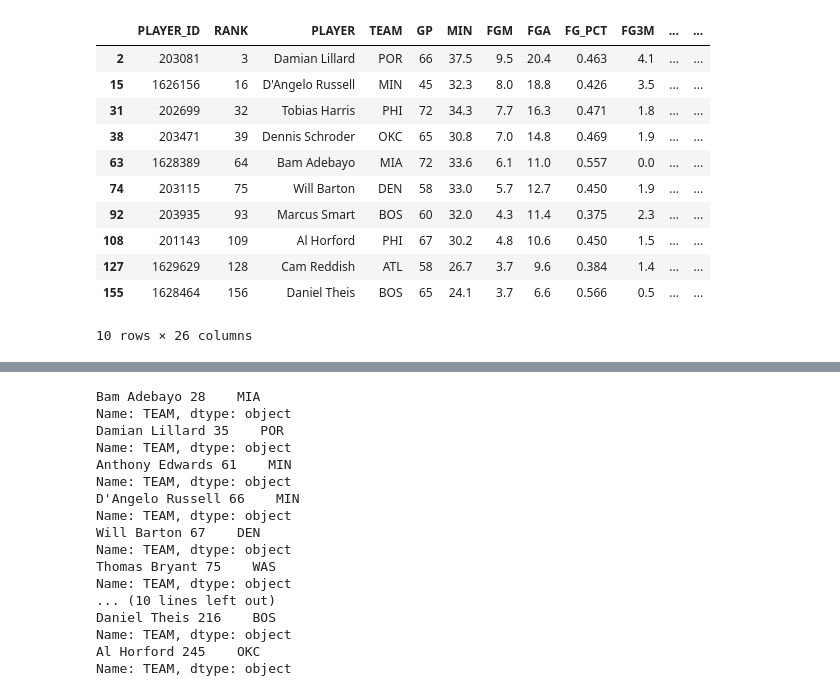
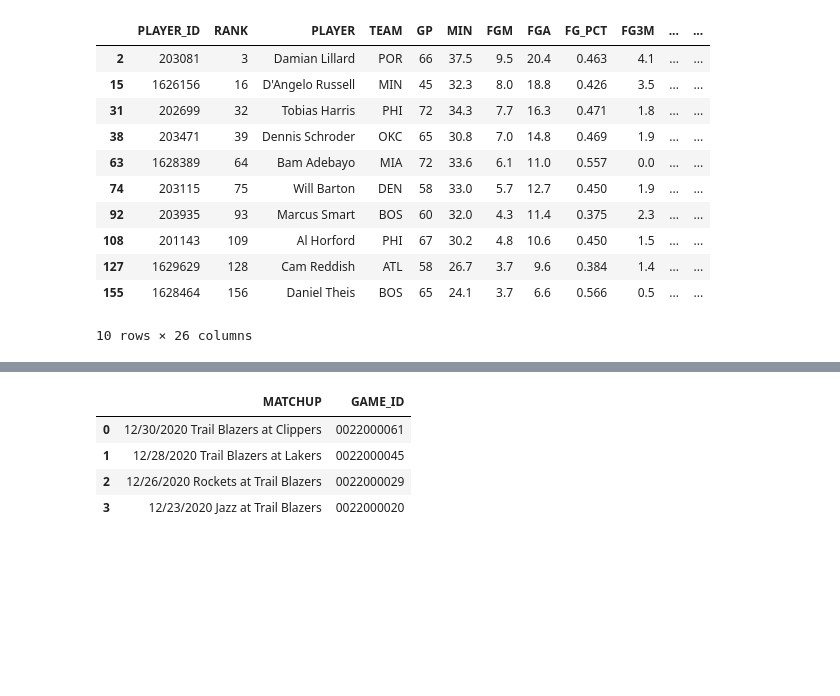
Before and after one commit to Sba121/basketball_analytics, a Jupyter notebook: Mini projects/Yahoo_Fantasy_Team_2020-2021.ipynb, the cells around one changed output, grey strips where cells are left out. Saved outputs shown, nothing was run; the diff lists cells and outputs as text; code cells hidden in the pictures; blank space fills up the shorter version.

```diff
--- a/Mini projects/Yahoo_Fantasy_Team_2020-2021.ipynb
+++ b/Mini projects/Yahoo_Fantasy_Team_2020-2021.ipynb
@@ -169,21 +162,0 @@ Players: ['Al Horford', 'Anthony Edwards', 'Bam Adebayo', 'Cam Reddish', "D'Ange
-# %%
-for player in df_ll_fant_team.PLAYER:
-    print(player, df_ll_fant_team.loc[df_ll_fant_team[df_ll_fant_team['PLAYER']== player].index, 'TEAM'])
-# %% [output]
-Bam Adebayo 28    MIA
-Name: TEAM, dtype: object
-Damian Lillard 35    POR
-Name: TEAM, dtype: object
-Anthony Edwards 61    MIN
-Name: TEAM, dtype: object
-D'Angelo Russell 66    MIN
-Name: TEAM, dtype: object
-Will Barton 67    DEN
-Name: TEAM, dtype: object
-Thomas Bryant 75    WAS
-Name: TEAM, dtype: object
-... (10 lines left out)
-Daniel Theis 216    BOS
-Name: TEAM, dtype: object
-Al Horford 245    OKC
-Name: TEAM, dtype: object
@@ -189,0 +174,12 @@ Name: TEAM, dtype: object
+# %%
+lillard_games = CumeStatsPlayerGames(player_id=id_lillard, league_id='00', season='2020-21',
+                                     season_type_all_star='Regular Season')
+# %%
+df_lillard_games = lillard_games.get_data_frames()[0]
+df_lillard_games
+# %% [output]
+|  | MATCHUP | GAME_ID |
+| 0 | 12/30/2020 Trail Blazers at Clippers | 0022000061 |
+| 1 | 12/28/2020 Trail Blazers at Lakers | 0022000045 |
+| 2 | 12/26/2020 Rockets at Trail Blazers | 0022000029 |
+| 3 | 12/23/2020 Jazz at Trail Blazers | 0022000020 |
```
Also changed, not shown: parts of 18 cells of this notebook.
